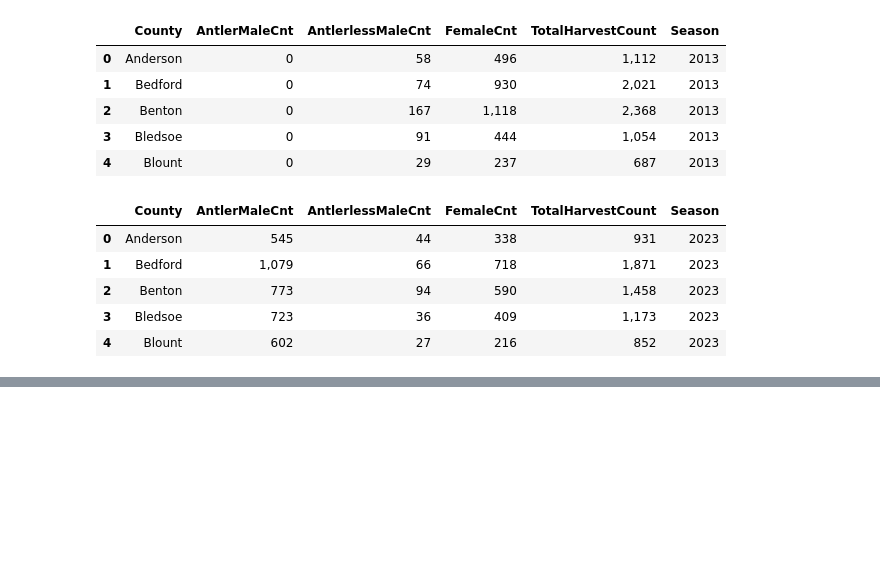
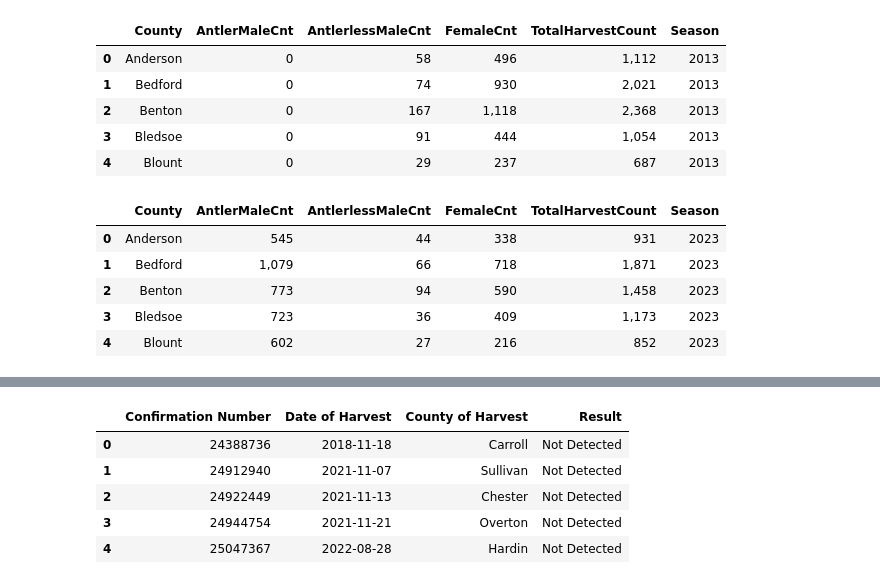
Before and after one commit to McNuttJ/Tennessee-Deer-Herd-Analysis-Capstone, a Jupyter notebook: tennessee_deer_herd_analysis.ipynb, the cells around one changed output, grey strips where cells are left out. Drawn from its saved outputs; the diff is of its cells as text; code cells hidden in the pictures; blank space fills up the shorter version.

```diff
--- a/tennessee_deer_herd_analysis.ipynb
+++ b/tennessee_deer_herd_analysis.ipynb
@@ -197,0 +211,11 @@ memory usage: 77.5+ KB
+# %%
+cwd = pd.read_excel("../Data/cwd_test_results.xlsx")
+# %%
+cwd.head()
+# %% [output]
+|  | Confirmation Number | Date of Harvest | County of Harvest | Result |
+| 0 | 24388736 | 2018-11-18 | Carroll | Not Detected |
+| 1 | 24912940 | 2021-11-07 | Sullivan | Not Detected |
+| 2 | 24922449 | 2021-11-13 | Chester | Not Detected |
+| 3 | 24944754 | 2021-11-21 | Overton | Not Detected |
+| 4 | 25047367 | 2022-08-28 | Hardin | Not Detected |
```
Also changed, not shown: parts of 22 cells of this notebook.
